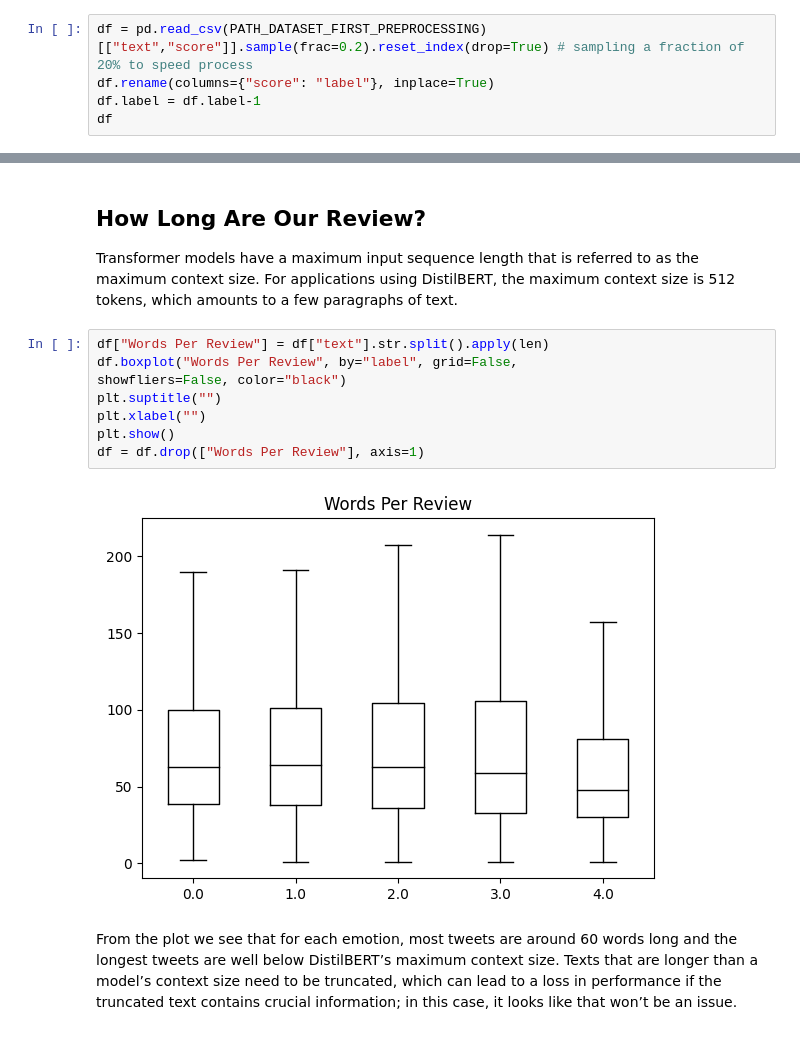
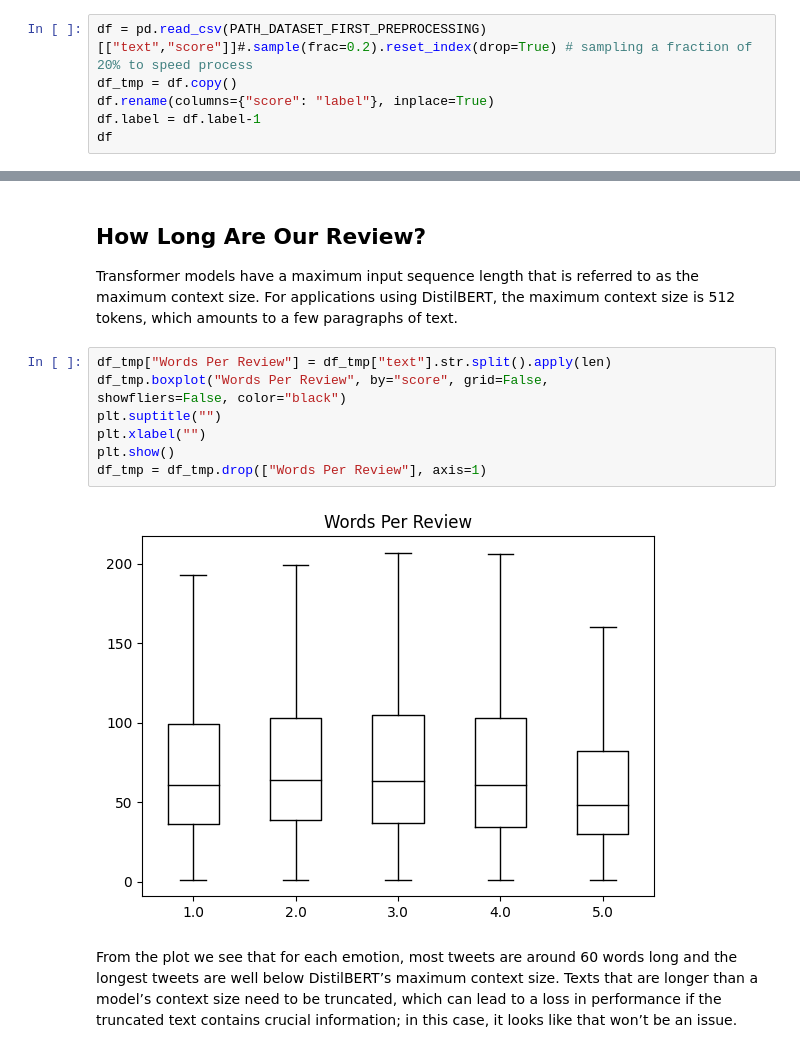
Before and after one commit to MarioAvolio/Amazon-Fine-Foods-reviews-Transformers-Text-Classification, a Jupyter notebook: Amazon_Fine_Food_Text_Classification_with_Transformers.ipynb, the cells around one changed output, grey strips where cells are left out. Cells and saved outputs as stored; diff of their text form.

```diff
--- a/Amazon_Fine_Food_Text_Classification_with_Transformers.ipynb
+++ b/Amazon_Fine_Food_Text_Classification_with_Transformers.ipynb
@@ -30,7 +58,8 @@ PATH_PROJ = "/content/drive/MyDrive/data-proj/"
 PATH_DATASET = PATH_PROJ+"food.csv"
 PATH_DATASET_FIRST_PREPROCESSING = PATH_PROJ+"first_preprocessing.csv"
 # %%
-df = pd.read_csv(PATH_DATASET_FIRST_PREPROCESSING)[["text","score"]].sample(frac=0.2).reset_index(drop=True) # sampling a fraction of 20% to speed process
+df = pd.read_csv(PATH_DATASET_FIRST_PREPROCESSING)[["text","score"]]#.sample(frac=0.2).reset_index(drop=True) # sampling a fraction of 20% to speed process
+df_tmp = df.copy()
 df.rename(columns={"score": "label"}, inplace=True)
 df.label = df.label-1
 df
@@ -68,15 +97,15 @@ Transformer models have a maximum input sequence length that is referred to as t
 maximum context size. For applications using DistilBERT, the maximum context size
 is 512 tokens, which amounts to a few paragraphs of text.
 # %%
-df["Words Per Review"] = df["text"].str.split().apply(len)
-df.boxplot("Words Per Review", by="label", grid=False,
+df_tmp["Words Per Review"] = df_tmp["text"].str.split().apply(len)
+df_tmp.boxplot("Words Per Review", by="score", grid=False,
 showfliers=False, color="black")
 plt.suptitle("")
 plt.xlabel("")
 plt.show()
-df = df.drop(["Words Per Review"], axis=1)
+df_tmp = df_tmp.drop(["Words Per Review"], axis=1)
 # %% [output]
-[figure, old version]
+[figure, new version]
 # %% [markdown]
 From the plot we see that for each emotion, most tweets are around 60 words long
 and the longest tweets are well below DistilBERT’s maximum context size. Texts that
```
Also changed, not shown: parts of 66 cells of this notebook.
